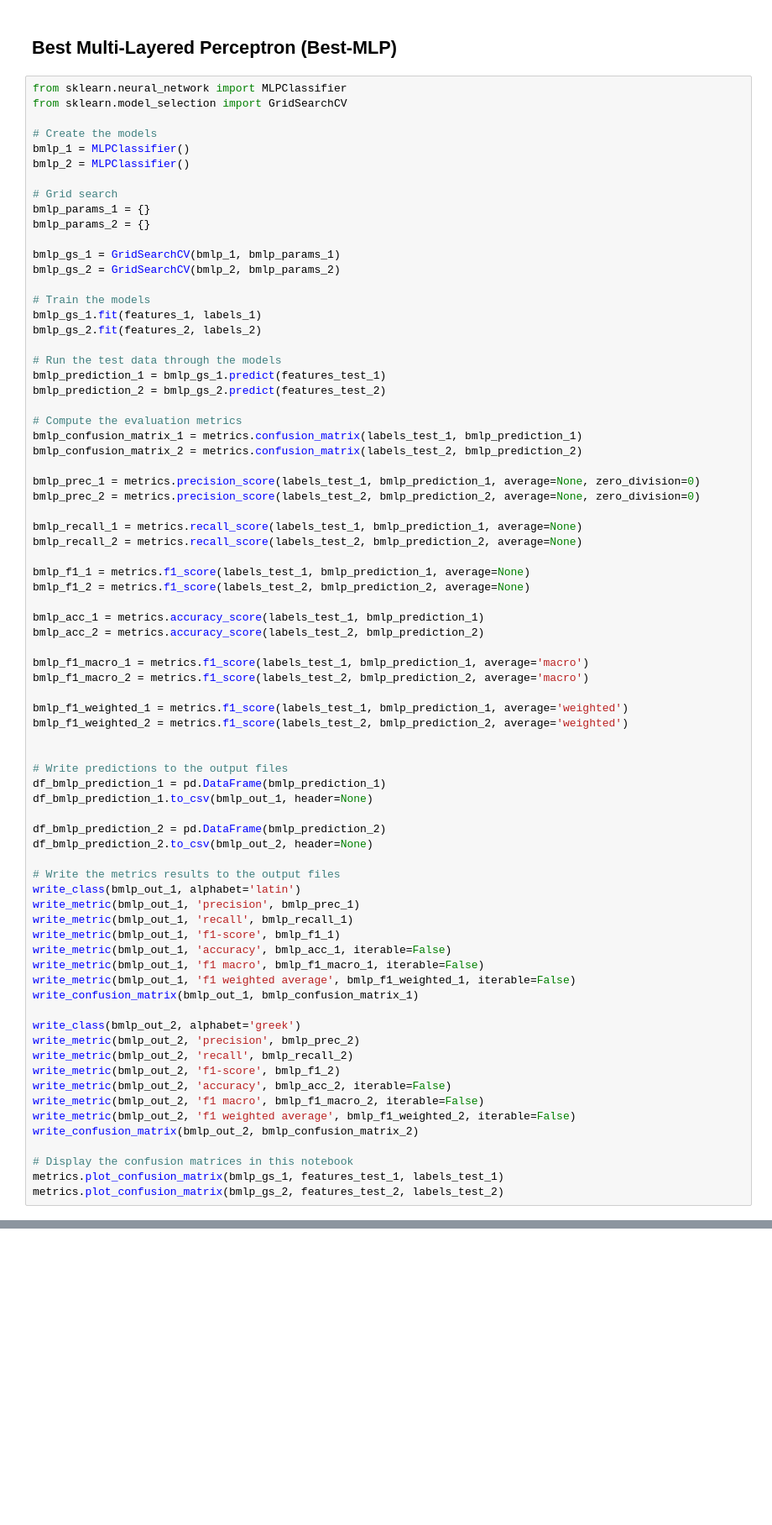
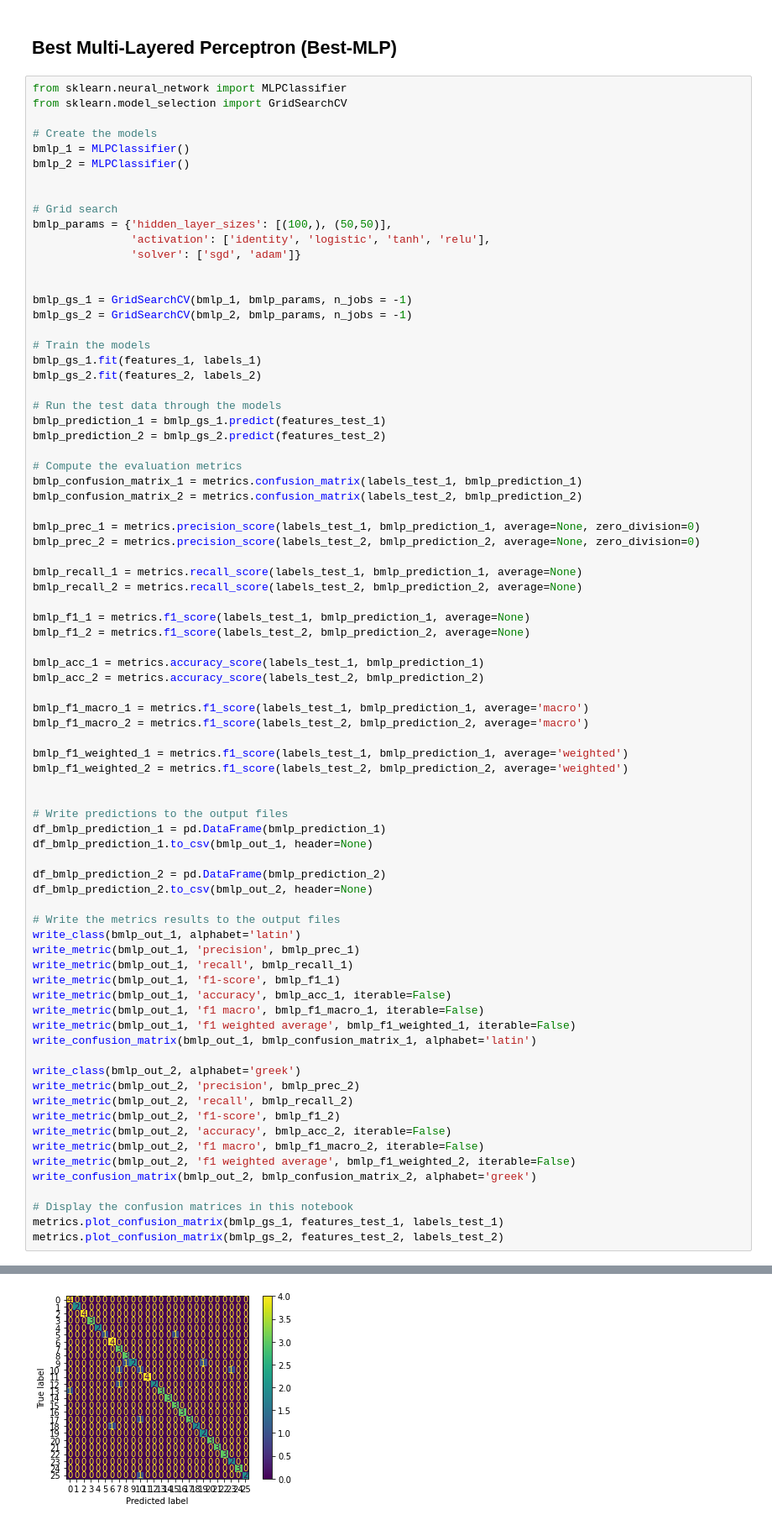
Before and after one commit to bernzclav/472-ML-Experiments, a Jupyter notebook: COMP472_A1.ipynb, the cells around one changed output, grey strips where cells are left out. Shown at 84% size. Saved outputs shown, nothing was run; the diff lists cells and outputs as text; blank space fills up the shorter version.

```diff
--- a/COMP472_A1.ipynb
+++ b/COMP472_A1.ipynb
@@ -550,12 +553,15 @@ from sklearn.model_selection import GridSearchCV
 bmlp_1 = MLPClassifier()
 bmlp_2 = MLPClassifier()
 
+
 # Grid search
-bmlp_params_1 = {}
-bmlp_params_2 = {}
+bmlp_params = {'hidden_layer_sizes': [(100,), (50,50)],
+               'activation': ['identity', 'logistic', 'tanh', 'relu'],
+               'solver': ['sgd', 'adam']}
 
-bmlp_gs_1 = GridSearchCV(bmlp_1, bmlp_params_1)
-bmlp_gs_2 = GridSearchCV(bmlp_2, bmlp_params_2)
+
+bmlp_gs_1 = GridSearchCV(bmlp_1, bmlp_params, n_jobs = -1)
+bmlp_gs_2 = GridSearchCV(bmlp_2, bmlp_params, n_jobs = -1)
 
 # Train the models
 bmlp_gs_1.fit(features_1, labels_1)
@@ -603,7 +609,7 @@ write_metric(bmlp_out_1, 'f1-score', bmlp_f1_1)
 write_metric(bmlp_out_1, 'accuracy', bmlp_acc_1, iterable=False)
 write_metric(bmlp_out_1, 'f1 macro', bmlp_f1_macro_1, iterable=False)
 write_metric(bmlp_out_1, 'f1 weighted average', bmlp_f1_weighted_1, iterable=False)
-write_confusion_matrix(bmlp_out_1, bmlp_confusion_matrix_1)
+write_confusion_matrix(bmlp_out_1, bmlp_confusion_matrix_1, alphabet='latin')
 
 write_class(bmlp_out_2, alphabet='greek')
 write_metric(bmlp_out_2, 'precision', bmlp_prec_2)
@@ -612,8 +618,9 @@ write_metric(bmlp_out_2, 'f1-score', bmlp_f1_2)
 write_metric(bmlp_out_2, 'accuracy', bmlp_acc_2, iterable=False)
 write_metric(bmlp_out_2, 'f1 macro', bmlp_f1_macro_2, iterable=False)
 write_metric(bmlp_out_2, 'f1 weighted average', bmlp_f1_weighted_2, iterable=False)
-write_confusion_matrix(bmlp_out_2, bmlp_confusion_matrix_2)
+write_confusion_matrix(bmlp_out_2, bmlp_confusion_matrix_2, alphabet='greek')
 
 # Display the confusion matrices in this notebook
 metrics.plot_confusion_matrix(bmlp_gs_1, features_test_1, labels_test_1)
 metrics.plot_confusion_matrix(bmlp_gs_2, features_test_2, labels_test_2)
+# %% [output]
@@ -619,0 +628 @@ metrics.plot_confusion_matrix(bmlp_gs_2, features_test_2, labels_test_2)
+[figure, added]
```
Also changed, not shown: parts of 11 cells of this notebook, 11 other files.
